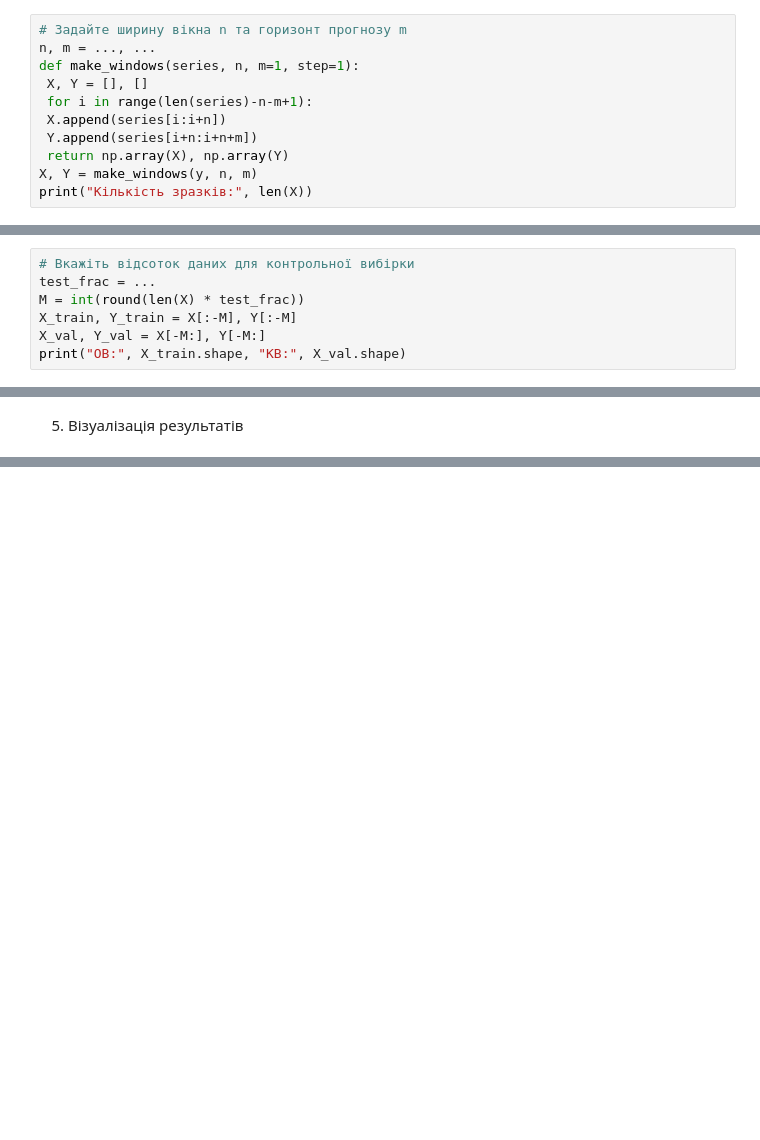
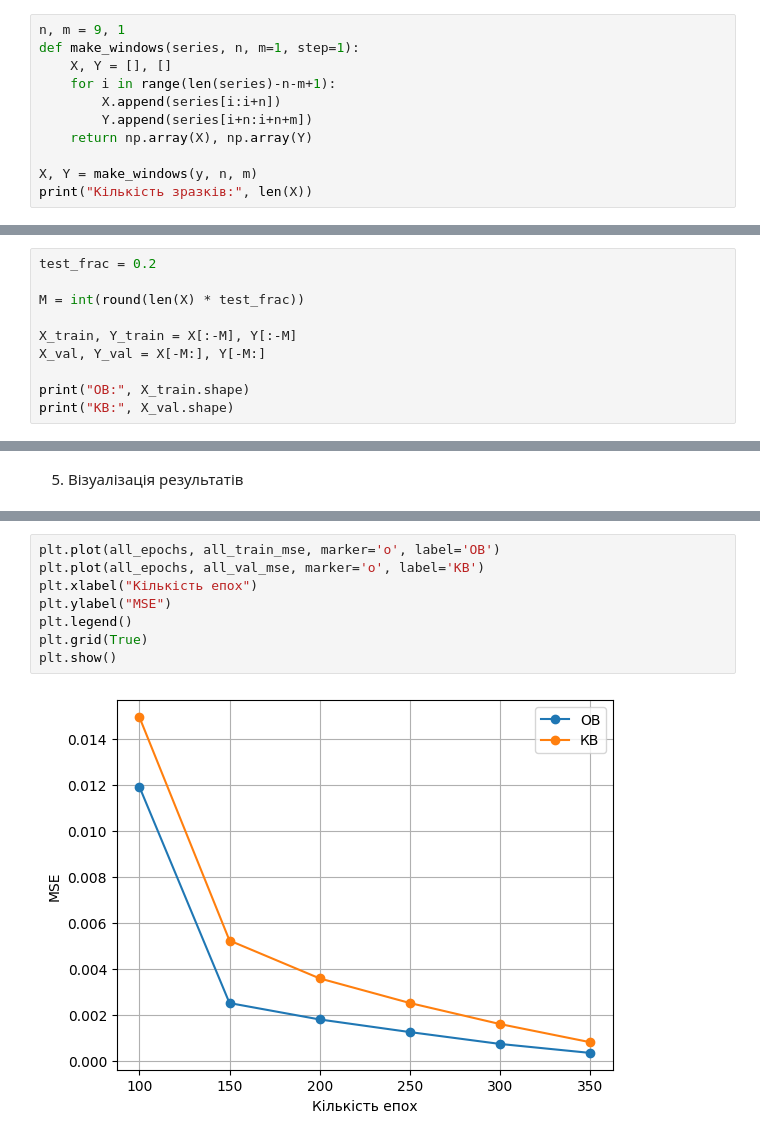
Before and after one commit to VladBlnO0/DataMining, a Jupyter notebook: LR3.ipynb, the cells around one changed output, grey strips where cells are left out. Saved outputs shown, nothing was run; the diff lists cells and outputs as text; blank space fills up the shorter version.

```diff
--- a/LR3.ipynb
+++ b/LR3.ipynb
@@ -28,13 +41,13 @@ print(y[:10])
 # %% [markdown]
 2. Формування навчальної вибірки методом «вікон»
 # %%
-# Задайте ширину вікна n та горизонт прогнозу m
-n, m = ..., ...
+n, m = 9, 1
 def make_windows(series, n, m=1, step=1):
- X, Y = [], []
- for i in range(len(series)-n-m+1):
- X.append(series[i:i+n])
- Y.append(series[i+n:i+n+m])
- return np.array(X), np.array(Y)
+    X, Y = [], []
+    for i in range(len(series)-n-m+1):
+        X.append(series[i:i+n])
+        Y.append(series[i+n:i+n+m])
+    return np.array(X), np.array(Y)
+
 X, Y = make_windows(y, n, m)
 print("Кількість зразків:", len(X))
@@ -43,7 +58,10 @@ print("Кількість зразків:", len(X))
 # %%
-# Вкажіть відсоток даних для контрольної вибірки
-test_frac = ...
+test_frac = 0.2
+
 M = int(round(len(X) * test_frac))
+
 X_train, Y_train = X[:-M], Y[:-M]
 X_val, Y_val = X[-M:], Y[-M:]
-print("ОВ:", X_train.shape, "КВ:", X_val.shape)
+
+print("ОВ:", X_train.shape)
+print("КВ:", X_val.shape)
@@ -76,0 +130,10 @@ import matplotlib.pyplot as plt
+# %%
+plt.plot(all_epochs, all_train_mse, marker='o', label='ОВ')
+plt.plot(all_epochs, all_val_mse, marker='o', label='КВ')
+plt.xlabel("Кількість епох")
+plt.ylabel("MSE")
+plt.legend()
+plt.grid(True)
+plt.show()
+# %% [output]
+[figure, added]
```
Also changed, not shown: parts of 11 cells of this notebook.
